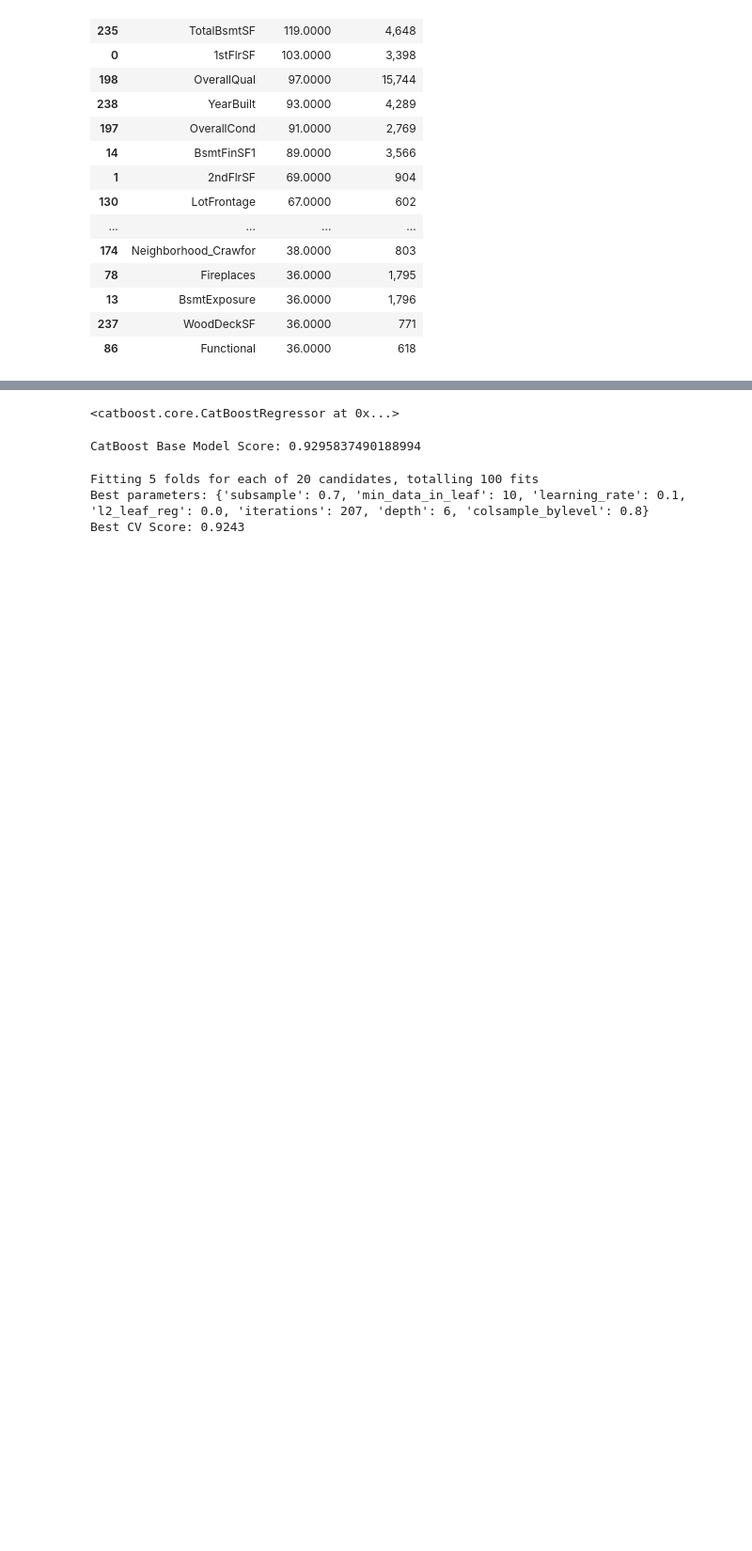
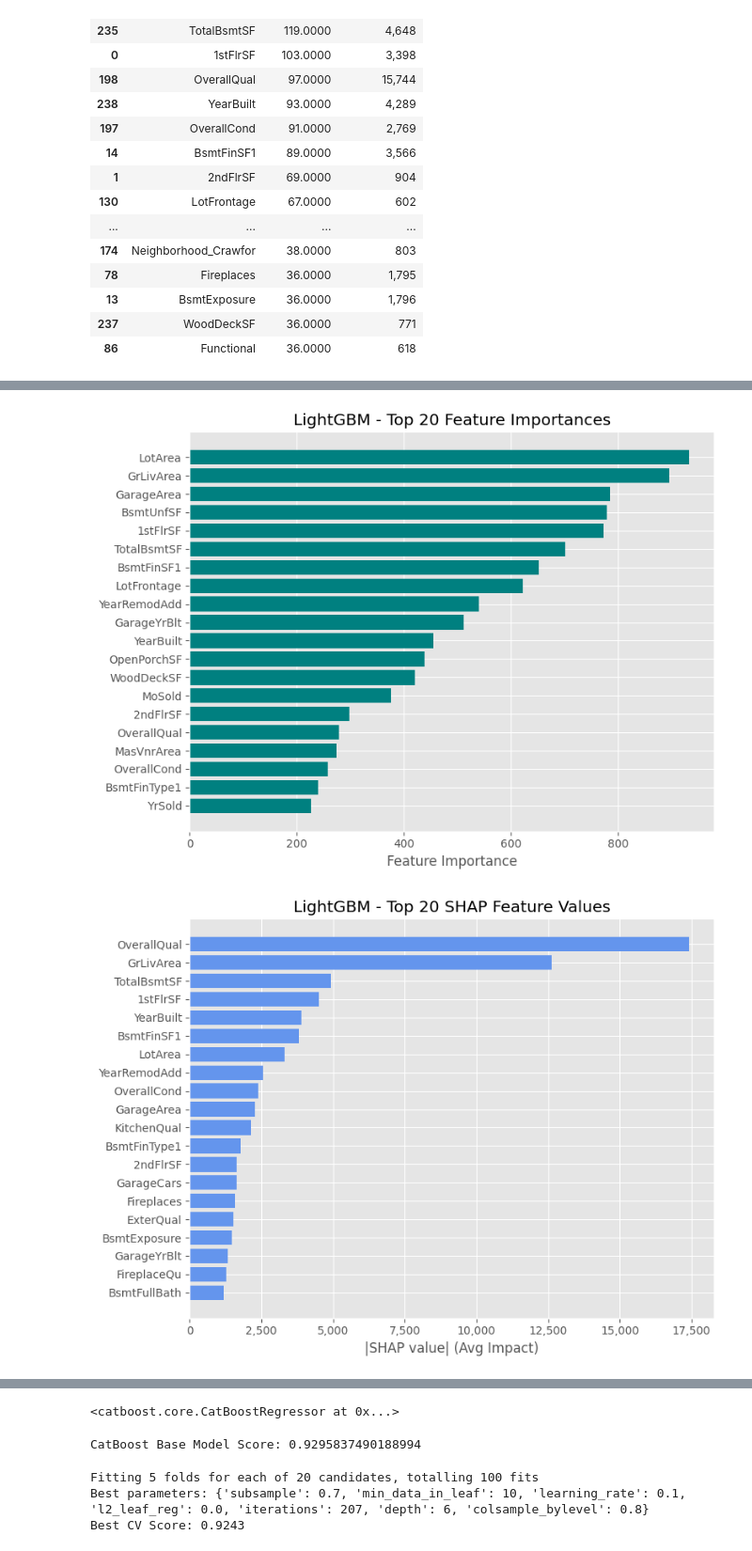
Before and after one commit to edwardweldon100/Machine-Learning-Project, a Jupyter notebook: ML Project- Trees- OneHot Nominal only-.ipynb, the cells around one changed output, grey strips where cells are left out. Shown at 94% size. Cells and saved outputs as stored; diff of their text form; code cells hidden in the pictures; blank space fills up the shorter version.

Commit message:
LightGBM GOSS. Model Updates for Native Nominal Handling
Added LightGBM GOSS models. Added/Updated separate HGBM, XGBoost, LightGBM, and Catboost models with Native Nominal Handling

```diff
--- a/ML Project- Trees- OneHot Nominal only-.ipynb
+++ b/ML Project- Trees- OneHot Nominal only-.ipynb
@@ -874,3 +895,6 @@ Plot_Feature_SHAP_Importances(random_search_lgbm, 'LightGBM')
 | 13 | BsmtExposure | 36.0000 | 1,796 |
 | 237 | WoodDeckSF | 36.0000 | 771 |
 | 86 | Functional | 36.0000 | 618 |
+# %%
+lgbm_GOSS = LGBMRegressor(random_state=2, verbose=1, n_jobs=-1, boosting_type='goss')
+lgbm_GOSS.fit(X, Y)
@@ -876,0 +940,26 @@ Plot_Feature_SHAP_Importances(random_search_lgbm, 'LightGBM')
+# %%
+#Initial LightGBM GOSS RandomizedSearchCV for faster estimates
+lgbm_GOSS_param = {
+    'learning_rate': [0.01, 0.05, 0.1],
+    'subsample': [0.7, 0.8, 0.9, 1.0],
+    'colsample_bytree': [0.7, 0.8, 0.9, 1.0],
+    'min_child_samples': [10, 20, 30],
+    'num_leaves': [15, 31, 63, 127],
+    'max_depth': [1, 50, 99],
+    'n_estimators': [50, 100, 150, 200, 250],
+    'reg_lambda': [0.0, 0.1, 0.5, 1.0],
+    'reg_alpha': [0.0, 0.1, 0.5]
+}
+random_search_lgbm_GOSS = RandomizedSearchCV(
+    estimator=lgbm_GOSS,
+    param_distributions=lgbm_GOSS_param,
+    n_iter=20,
+    cv=5,
+    scoring='r2',
+    n_jobs=-1,
+    random_state=2,
+    verbose=1
+)
+random_search_lgbm_GOSS.fit(X, Y)
+print('Best parameters:', random_search_lgbm_GOSS.best_params_)
+print(f'Best CV Score: {random_search_lgbm_GOSS.best_score_:.4f}')
@@ -876,0 +984,6 @@ Plot_Feature_SHAP_Importances(random_search_lgbm, 'LightGBM')
+# %%
+#LightGBM GOSS Feature Importances & SHAP values
+Plot_Feature_SHAP_Importances(random_search_lgbm_GOSS, 'LightGBM')
+# %% [output]
+[figure, added]
+[figure, added]
```
Also changed, not shown: parts of 6 cells of this notebook, 2 other files.
